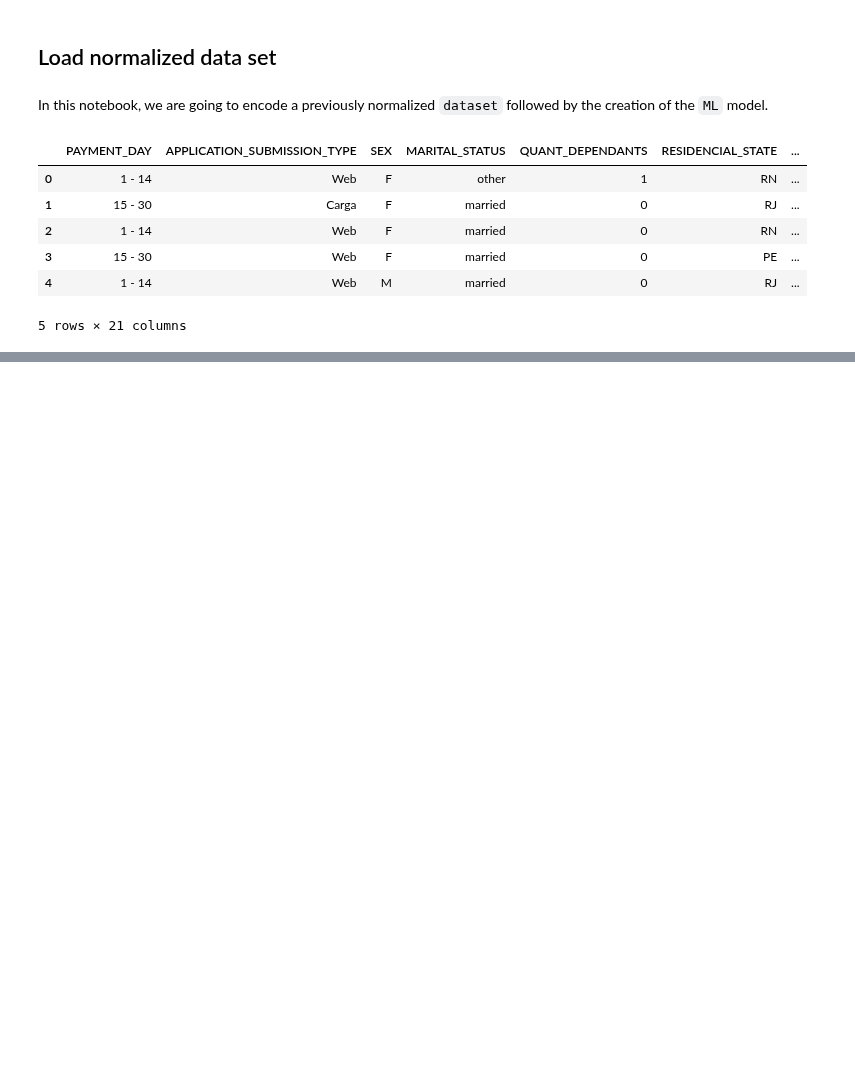
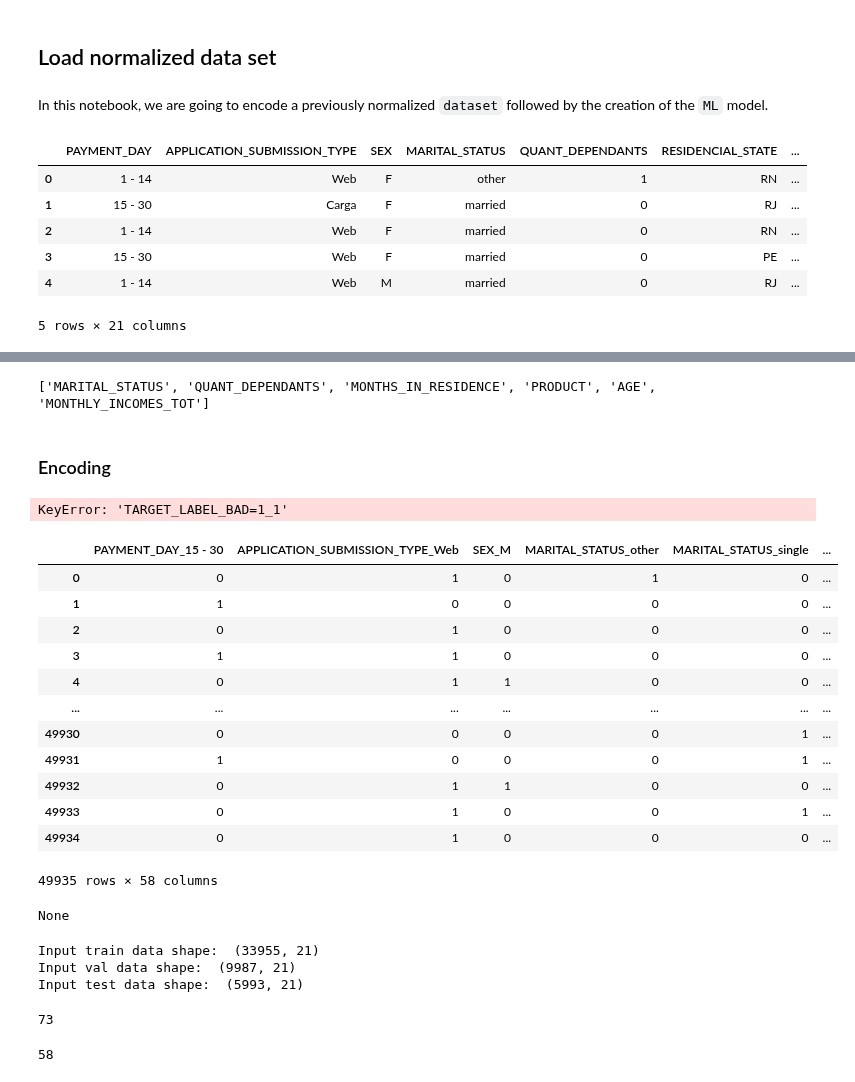
Before and after one commit to tutecode/credit-risk-analysis, a Jupyter notebook: src/notebooks/model_ml_model_dev_v0.ipynb, the cells around one changed output, grey strips where cells are left out. Drawn from its saved outputs; the diff is of its cells as text; code cells hidden in the pictures; blank space fills up the shorter version.

Commit message:
creating encoder

```diff
--- a/src/notebooks/model_ml_model_dev_v0.ipynb
+++ b/src/notebooks/model_ml_model_dev_v0.ipynb
@@ -38,6 +38,7 @@ In this notebook, we are going to encode a previously normalized `dataset` follo
 app_normalized = data_utils.get_normalized_model()
 app_normalized['TARGET_LABEL_BAD=1'] = app_normalized.pop('TARGET_LABEL_BAD=1')
 # %%
+app_normalized = preprocessing.categorical_columns(app_normalized)
 app_normalized.head()
 # %% [output]
 |  | PAYMENT_DAY | APPLICATION_SUBMISSION_TYPE | SEX | MARITAL_STATUS | QUANT_DEPENDANTS | RESIDENCIAL_STATE | ... |
@@ -49,0 +80,34 @@ app_normalized.head()
+# %%
+print(x2)
+# %% [output]
+['MARITAL_STATUS', 'QUANT_DEPENDANTS', 'MONTHS_IN_RESIDENCE', 'PRODUCT', 'AGE', 'MONTHLY_INCOMES_TOT']
+# %% [markdown]
+### Encoding
+# %%
+import pandas as pd
+from sklearn.preprocessing import category_encoders as ce
+from sklearn.preprocessing import OneHotEncoder
+
+def encoding(df, get_dummies=False, target='TARGET_LABEL_BAD=1_1'):
+
+    if get_dummies:
+        cols_to_encode = [col for col in df.columns if col != target]
+        df_concat_encoded = pd.get_dummies(data=df, columns=cols_to_encode, drop_first=True)
+        return(df_concat_encoded)
+    else:
+        binary_columns, non_binary_columns = preprocessing.separate_binary_columns(app_normalized)
+        non_binary_columns.remove('RESIDENCIAL_STATE') # this column will have category encoder due to amount of unic values
+
+
+        oh_encoder = OneHotEncoder(drop='first', sparse=False)
+        encoded_data = oh_encoder.fit_transform(df[non_binary_columns])
+
+        # Convertir el array numpy resultante en un DataFrame y asignar nombres a las columnas.
+        encoded_df = pd.DataFrame(encoded_data, columns=encoder.get_feature_names(cols_to_encode))
+
+
+
+        df1 = pd.get_dummies(data=df, columns=non_binary_columns, drop_first=True)
+        encoder = ce.BinaryEncoder(cols=['column_to_binary_encode'])
+
+        df_encoded_binary = encoder.fit_transform(df[['column_to_binary_encode']])
@@ -49,0 +130,24 @@ app_normalized.head()
+# %%
+x = encoding(app_normalized, True)
+# %% [output]
+KeyError: 'TARGET_LABEL_BAD=1_1'
+# %%
+x
+# %% [output]
+|  | PAYMENT_DAY_15 - 30 | APPLICATION_SUBMISSION_TYPE_Web | SEX_M | MARITAL_STATUS_other | MARITAL_STATUS_single | ... |
+| 0 | 0 | 1 | 0 | 1 | 0 | ... |
+| 1 | 1 | 0 | 0 | 0 | 0 | ... |
+| 2 | 0 | 1 | 0 | 0 | 0 | ... |
+| 3 | 1 | 1 | 0 | 0 | 0 | ... |
+| 4 | 0 | 1 | 1 | 0 | 0 | ... |
+| ... | ... | ... | ... | ... | ... | ... |
+| 49930 | 0 | 0 | 0 | 0 | 1 | ... |
+| 49931 | 1 | 0 | 0 | 0 | 1 | ... |
+| 49932 | 0 | 1 | 1 | 0 | 0 | ... |
+| 49933 | 0 | 1 | 0 | 0 | 1 | ... |
+| 49934 | 0 | 1 | 0 | 0 | 0 | ... |
+49935 rows × 58 columns
+# %%
+print(x)
+# %% [output]
+None
@@ -49,0 +158,19 @@ app_normalized.head()
+# %%
+# Print shape of input data
+print("Input train data shape: ", train_set.shape)
+print("Input val data shape: ", test_set.shape)
+print("Input test data shape: ", val_set.shape, "\n")
+# %% [output]
+Input train data shape:  (33955, 21)
+Input val data shape:  (9987, 21)
+Input test data shape:  (5993, 21)
+# %%
+x = pd.get_dummies(train_set)
+print(len(x.columns))
+# %% [output]
+73
+# %%
+x = pd.get_dummies(train_set, drop_first = True)
+len(x.columns)
+# %% [output]
+58
```
Also changed, not shown: parts of 8 cells of this notebook, 5 other files.
